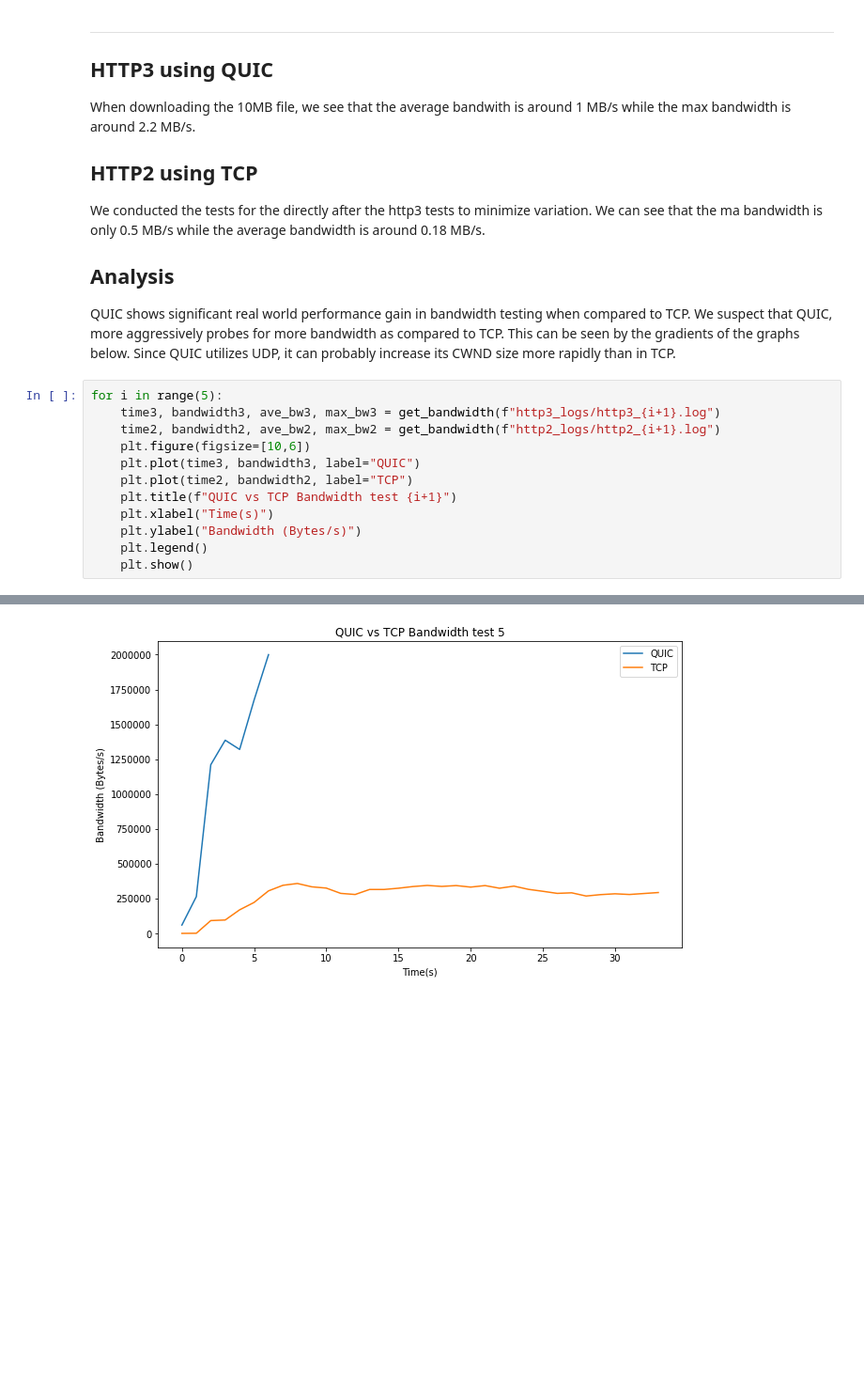
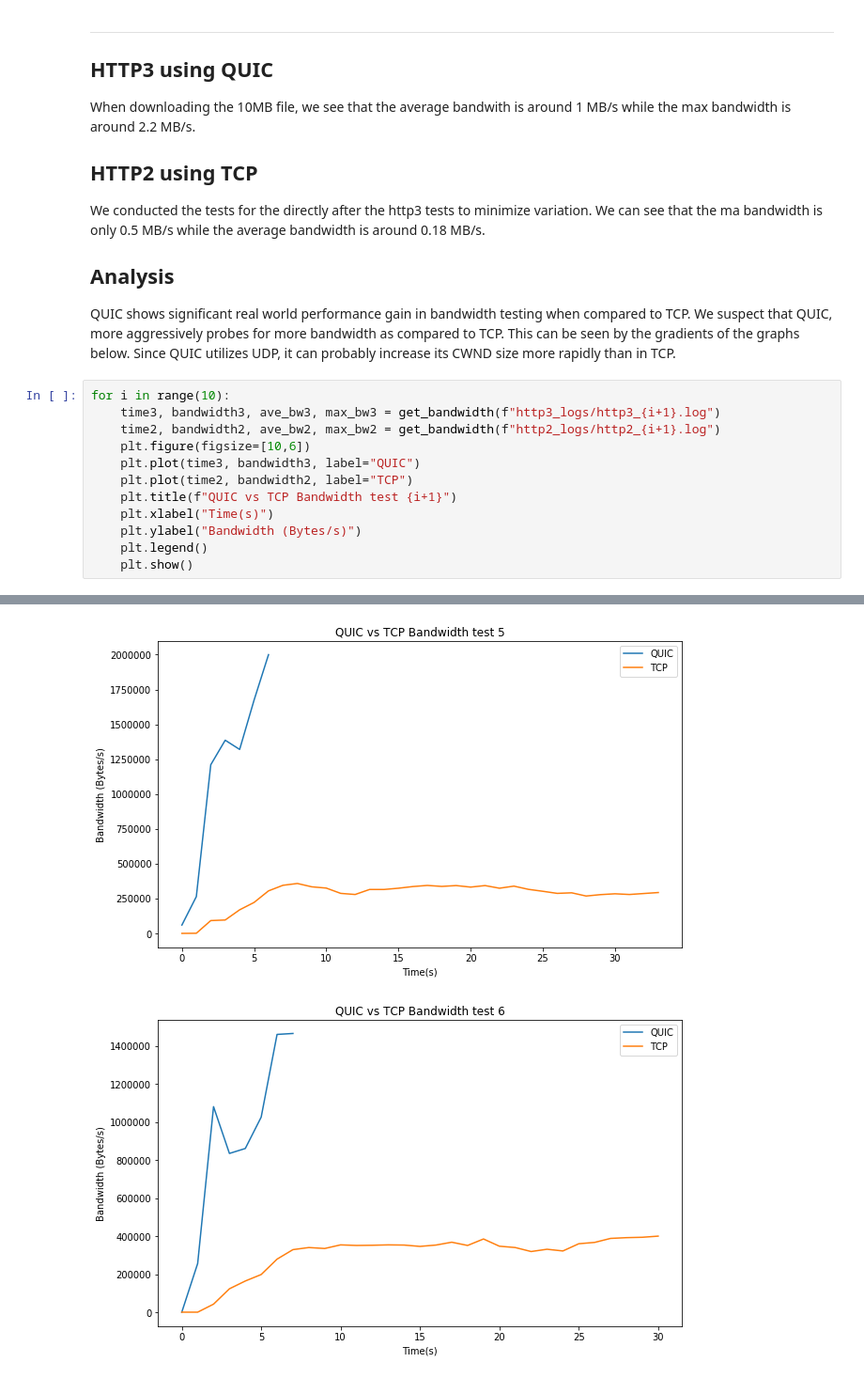
Before and after one commit to Dominic-C/50012-networks-project, a Jupyter notebook: bandwidth_testing/bandwidth testing.ipynb, the cells around one changed output, grey strips where cells are left out. Shown at 94% size. Cells and saved outputs as stored; diff of their text form; blank space fills up the shorter version.

```diff
--- a/bandwidth_testing/bandwidth testing.ipynb
+++ b/bandwidth_testing/bandwidth testing.ipynb
@@ -121,20 +127,21 @@ We conducted the tests for the directly after the http3 tests to minimize variat
 ## Analysis
 QUIC shows significant real world performance gain in bandwidth testing when compared to TCP. We suspect that QUIC, more aggressively probes for more bandwidth as compared to TCP. This can be seen by the gradients of the graphs below. Since QUIC utilizes UDP, it can probably increase its CWND size more rapidly than in TCP.
 # %%
-for i in range(5):
+for i in range(10):
     time3, bandwidth3, ave_bw3, max_bw3 = get_bandwidth(f"http3_logs/http3_{i+1}.log")
     time2, bandwidth2, ave_bw2, max_bw2 = get_bandwidth(f"http2_logs/http2_{i+1}.log")
     plt.figure(figsize=[10,6])
     plt.plot(time3, bandwidth3, label="QUIC")
     plt.plot(time2, bandwidth2, label="TCP")
     plt.title(f"QUIC vs TCP Bandwidth test {i+1}")
     plt.xlabel("Time(s)")
     plt.ylabel("Bandwidth (Bytes/s)")
     plt.legend()
     plt.show()
 # %% [output]
 [figure]
 [figure]
 [figure]
 [figure]
 [figure]
+[figure, added]
```
Also changed, not shown: parts of 7 cells of this notebook, 22 other files.
